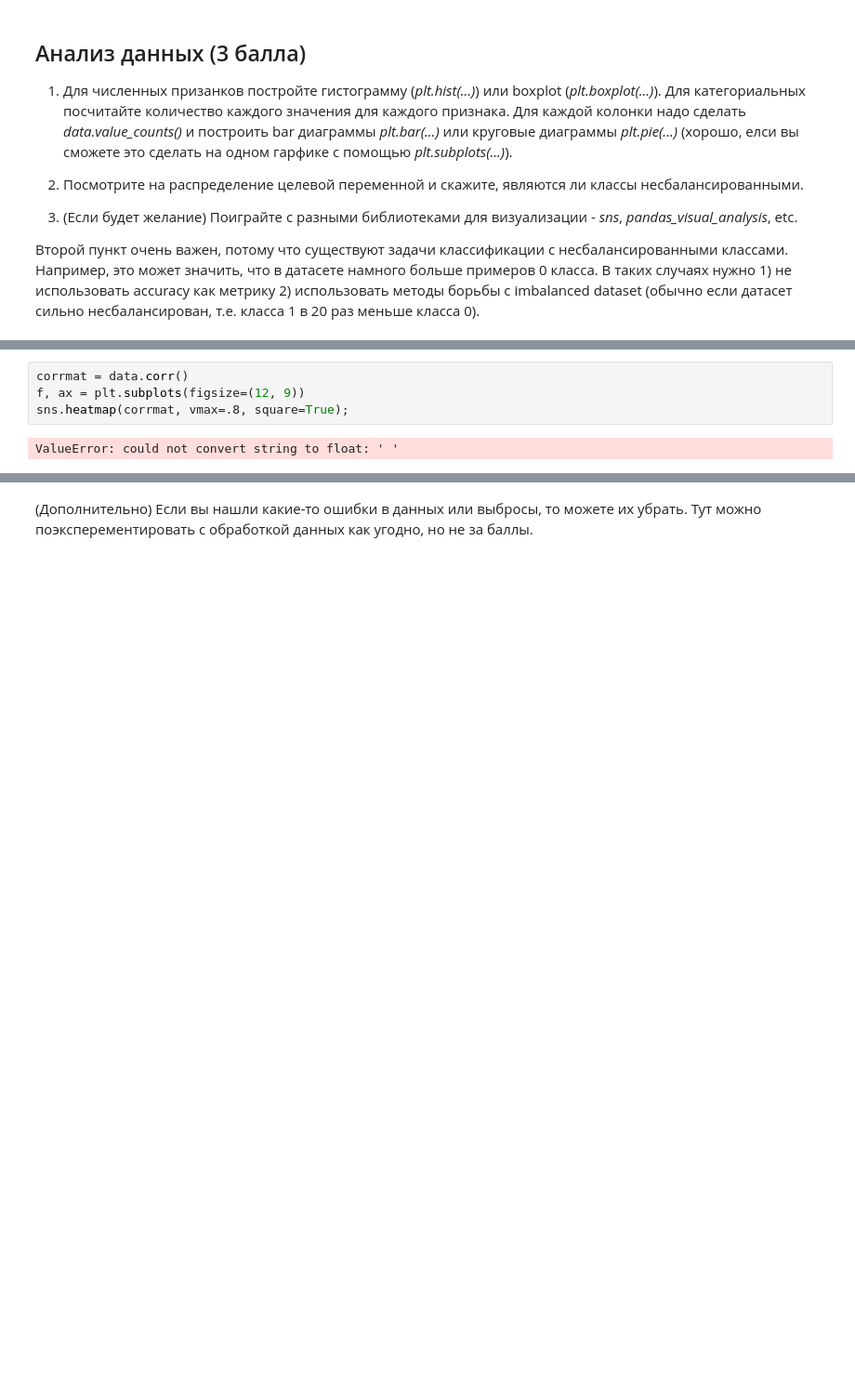
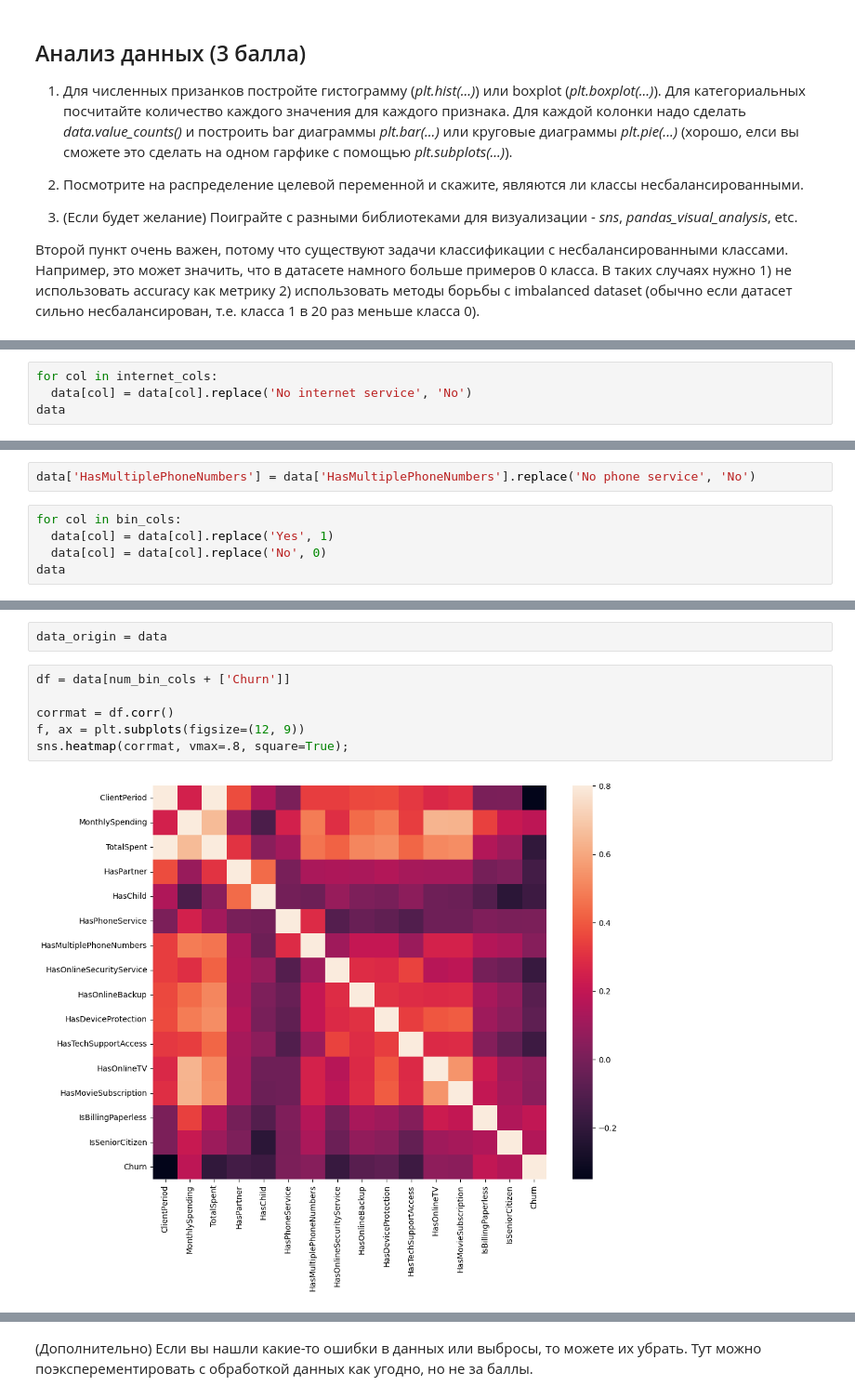
Before and after one commit to tmo3zy/colab_notebooks, a Jupyter notebook: week_03_composition_model_selection/Homework/hw_3_kaggle.ipynb, the cells around one changed output, grey strips where cells are left out. Shown at 93% size. Drawn from its saved outputs; the diff is of its cells as text; blank space fills up the shorter version.

```diff
--- a/week_03_composition_model_selection/Homework/hw_3_kaggle.ipynb
+++ b/week_03_composition_model_selection/Homework/hw_3_kaggle.ipynb
@@ -208,0 +260,4 @@ plt.hist(data[target_col])
+# %%
+for col in internet_cols:
+  data[col] = data[col].replace('No internet service', 'No')
+data
@@ -208,0 +278,7 @@ plt.hist(data[target_col])
+# %%
+data['HasMultiplePhoneNumbers'] = data['HasMultiplePhoneNumbers'].replace('No phone service', 'No')
+# %%
+for col in bin_cols:
+  data[col] = data[col].replace('Yes', 1)
+  data[col] = data[col].replace('No', 0)
+data
@@ -209,6 +321,10 @@ plt.hist(data[target_col])
+# %%
+data_origin = data
 # %%
-corrmat = data.corr()
+df = data[num_bin_cols + ['Churn']]
+
+corrmat = df.corr()
 f, ax = plt.subplots(figsize=(12, 9))
 sns.heatmap(corrmat, vmax=.8, square=True);
 # %% [output]
-ValueError: could not convert string to float: ' '
+[figure, added]
```
Also changed, not shown: parts of 9 cells of this notebook.
